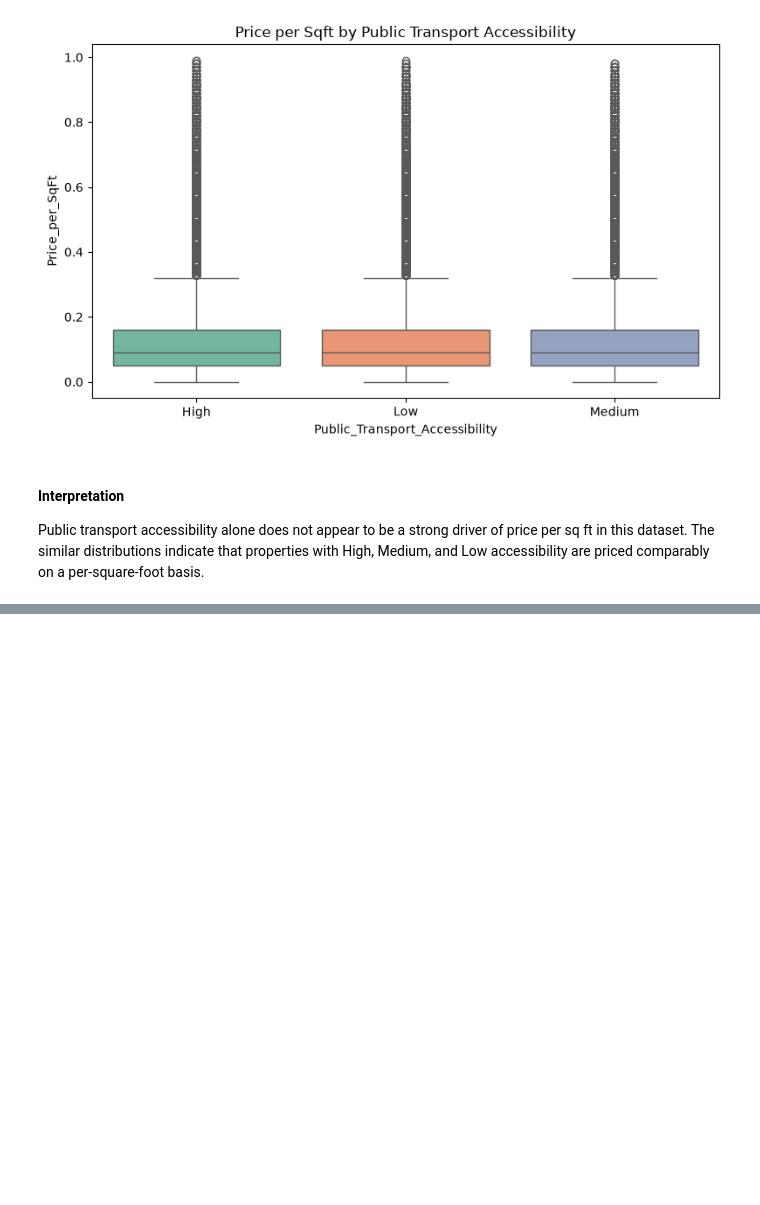
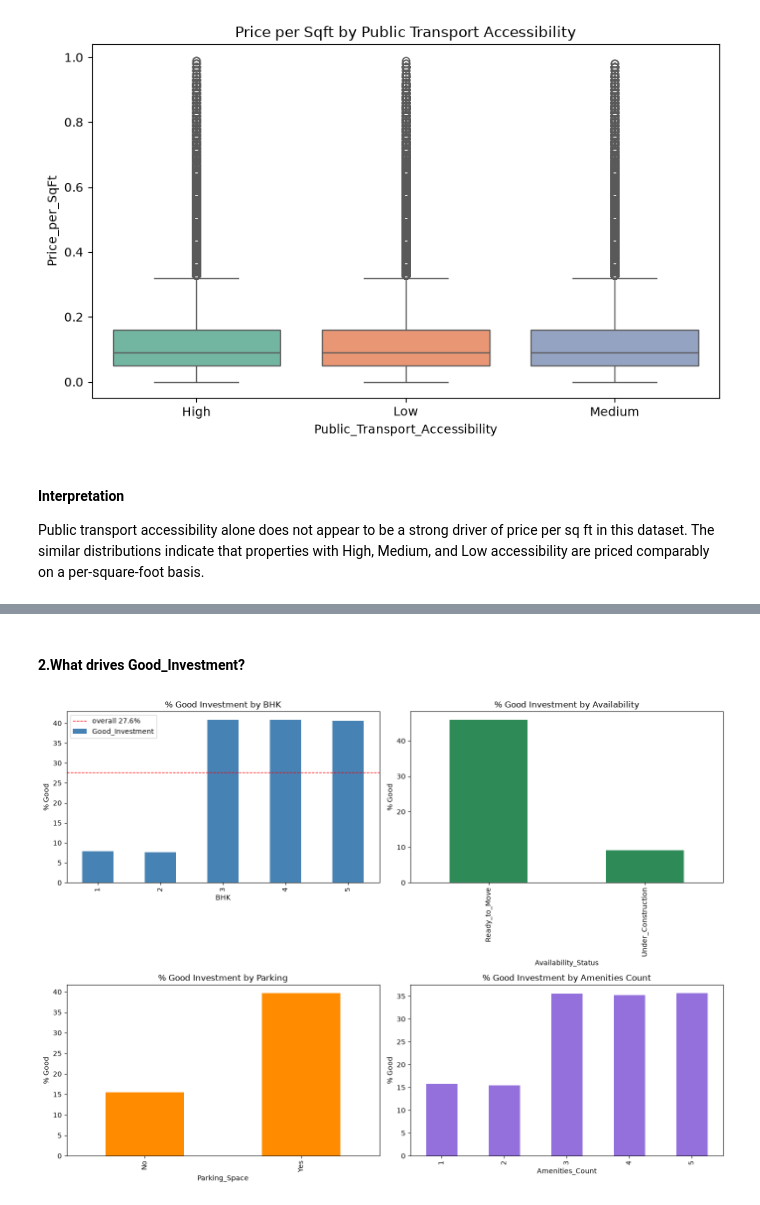
Before and after one commit to mukundnaramesh2605/Real-Estate-Investment-Advisor---Predicting-Property-Profitability-Future-Value, a Jupyter notebook: EDA.ipynb, the cells around one changed output, grey strips where cells are left out. Drawn from its saved outputs; the diff is of its cells as text; code cells hidden in the pictures; blank space fills up the shorter version.

```diff
--- a/EDA.ipynb
+++ b/EDA.ipynb
@@ -601,0 +622,35 @@ The similar distributions indicate that properties with High, Medium, and Low ac
+# %% [markdown]
+#### 2.What drives Good_Investment?
+# %%
+fig, axes = plt.subplots(2, 2, figsize=(14, 10))
+
+# 1. BHK (condition: BHK >= 3)
+bhk_rate = housing_df.groupby('BHK')['Good_Investment'].mean() * 100
+bhk_rate.plot(kind='bar', ax=axes[0,0], color='steelblue')
+axes[0,0].set_title('% Good Investment by BHK')
+axes[0,0].set_ylabel('% Good')
+axes[0,0].axhline(27.6, color='red', ls='--', lw=1, label='overall 27.6%')
+axes[0,0].legend()
+
+# 2. Availability (condition: Ready_to_Move)
+avail_rate = housing_df.groupby('Availability_Status')['Good_Investment'].mean() * 100
+avail_rate.plot(kind='bar', ax=axes[0,1], color='seagreen')
+axes[0,1].set_title('% Good Investment by Availability')
+axes[0,1].set_ylabel('% Good')
+
+# 3. Parking (condition: Parking == Yes)
+park_rate = housing_df.groupby('Parking_Space')['Good_Investment'].mean() * 100
+park_rate.plot(kind='bar', ax=axes[1,0], color='darkorange')
+axes[1,0].set_title('% Good Investment by Parking')
+axes[1,0].set_ylabel('% Good')
+
+# 4. Amenities count (condition: >= 3)
+amen_rate = housing_df.groupby('Amenities_Count')['Good_Investment'].mean() * 100
+amen_rate.plot(kind='bar', ax=axes[1,1], color='mediumpurple')
+axes[1,1].set_title('% Good Investment by Amenities Count')
+axes[1,1].set_ylabel('% Good')
+
+plt.tight_layout()
+plt.show()
+# %% [output]
+[figure, added]
```
Also changed, not shown: parts of 4 cells of this notebook.
